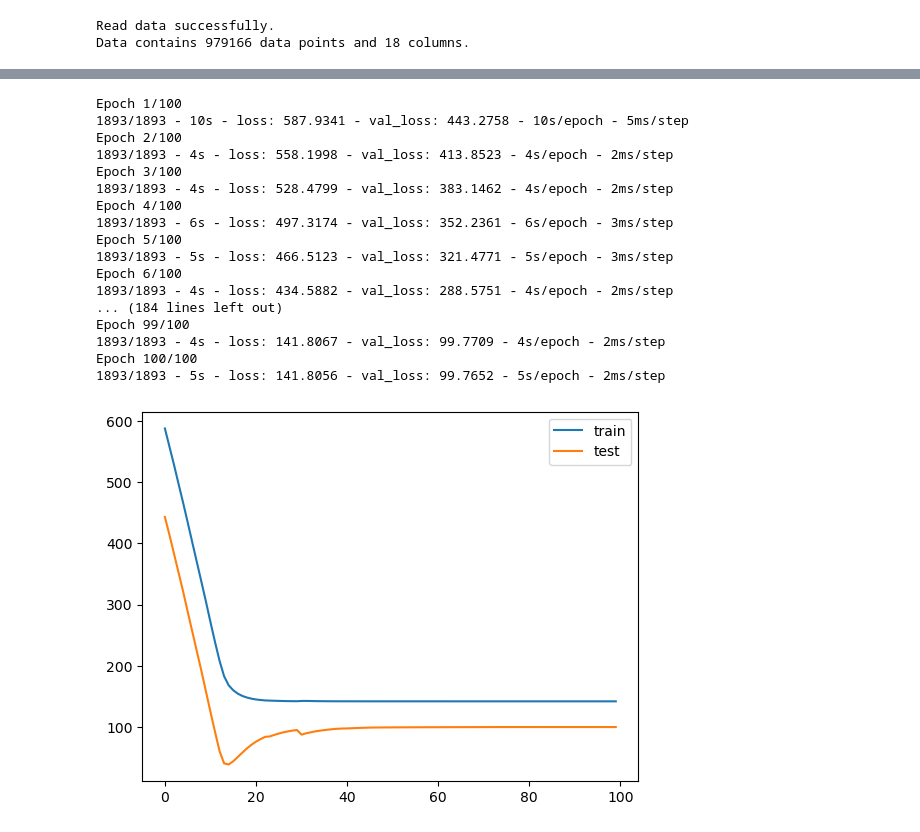
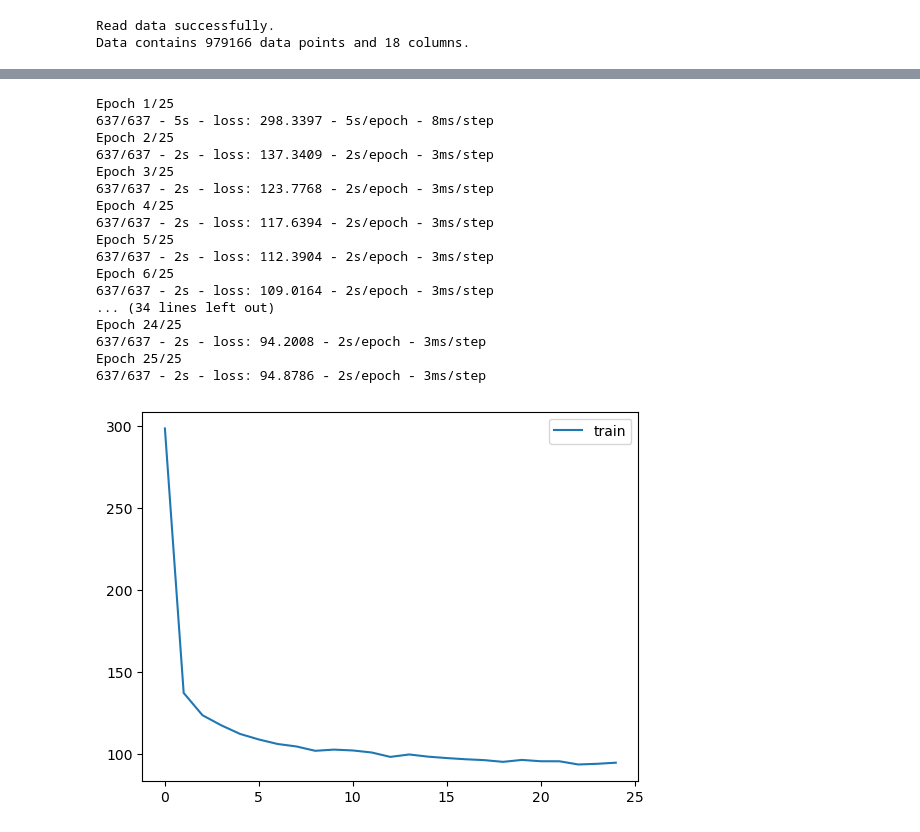
Before and after one commit to dan-vp/iot_co2_ampel_m, a Jupyter notebook: CO2_forecasting.ipynb, the cells around one changed output, grey strips where cells are left out. Saved outputs shown, nothing was run; the diff lists cells and outputs as text; code cells hidden in the pictures.

Commit message:
changes in forecast and dashboard

```diff
--- a/CO2_forecasting.ipynb
+++ b/CO2_forecasting.ipynb
@@ -10,6 +10,6 @@ df = de.create_df()
 Read data successfully.
 Data contains 979166 data points and 18 columns.
 # %%
-dp = DataPreprocessing()
+dp = DataPreprocessing(roll=True)
 
-df_preprocessed = dp.preprocess_df(df, rolling_window = "7d", sample_time = "1d")
+df_preprocessed = dp.preprocess_df(df, rolling_window = "3d", sample_time = "1d")
@@ -77,25 +103,5 @@ for i in range(0, n_out):
-# %%
-n_in=1
-n_out=1
-dropnan=True
-n_vars = df_test.shape[1]
-
-cols, names = list(), list()
- # input sequence (t-n, ... t-1)
-for i in range(n_in, 0, -1):
-    cols.append(df_test.shift(i))
-    names += [('var%d(t-%d)' % (j+1, i)) for j in range(n_vars)]
- # forecast sequence (t, t+1, ... t+n)
-for i in range(0, n_out):
-    cols.append(df_test[["CO2"]].shift(-i))
-    names += ["label"]
-    # if i == 0:
-    #     names += [('var%d(t)' % (j+1)) for j in range(n_vars)]
-    # else:
-    #     names += [('var%d(t+%d)' % (j+1, i)) for j in range(n_vars)]
-    # put it all together
-    test_reframed = pd.concat(cols, axis=1)
-    test_reframed.columns = names
-    # drop rows with NaN values
-    if dropnan:
-        test_reframed.dropna(inplace=True)
+# %%
+train_reframed = transform_data_for_forecasting(df_train, "CO2", 1, 1)
+test_reframed = transform_data_for_forecasting(df_test, "CO2", 1, 1)
+
+train_reframed
@@ -183,40 +195,45 @@ Epoch 10/10
 # %%
 from keras.models import Sequential
+from keras.layers import LSTM, Dense, GRU, Dropout, Bidirectional
 from keras.layers import Dense
 from keras.layers import LSTM
 from math import sqrt
 from numpy import concatenate
 from matplotlib import pyplot
 
 # design network
 model = Sequential()
 model.add(LSTM(50, input_shape=(train_X.shape[1], train_X.shape[2])))
+model.add(Dropout(0.3))
+model.add(Dense(50, activation = "relu"))
+model.add(Dropout(0.3))
+model.add(Dense(50, activation = "relu"))
 model.add(Dense(1))
 model.compile(loss='mae', optimizer='adam')
 # fit network
-history = model.fit(train_X, train_y, epochs=100, batch_size=3, validation_data=(test_X, test_y), verbose=2, shuffle=False)
+history = model.fit(train_X, train_y, epochs=25, batch_size=8, verbose=2, shuffle=False)
 # plot history
 pyplot.plot(history.history['loss'], label='train')
-pyplot.plot(history.history['val_loss'], label='test')
+# pyplot.plot(history.history['val_loss'], label='test')
 pyplot.legend()
 pyplot.show()
 # %% [output]
-Epoch 1/100
-1893/1893 - 10s - loss: 587.9341 - val_loss: 443.2758 - 10s/epoch - 5ms/step
-Epoch 2/100
-1893/1893 - 4s - loss: 558.1998 - val_loss: 413.8523 - 4s/epoch - 2ms/step
-Epoch 3/100
-1893/1893 - 4s - loss: 528.4799 - val_loss: 383.1462 - 4s/epoch - 2ms/step
-Epoch 4/100
-1893/1893 - 6s - loss: 497.3174 - val_loss: 352.2361 - 6s/epoch - 3ms/step
-Epoch 5/100
-1893/1893 - 5s - loss: 466.5123 - val_loss: 321.4771 - 5s/epoch - 3ms/step
-Epoch 6/100
-1893/1893 - 4s - loss: 434.5882 - val_loss: 288.5751 - 4s/epoch - 2ms/step
-... (184 lines left out)
-Epoch 99/100
-1893/1893 - 4s - loss: 141.8067 - val_loss: 99.7709 - 4s/epoch - 2ms/step
-Epoch 100/100
-1893/1893 - 5s - loss: 141.8056 - val_loss: 99.7652 - 5s/epoch - 2ms/step
+Epoch 1/25
+637/637 - 5s - loss: 298.3397 - 5s/epoch - 8ms/step
+Epoch 2/25
+637/637 - 2s - loss: 137.3409 - 2s/epoch - 3ms/step
+Epoch 3/25
+637/637 - 2s - loss: 123.7768 - 2s/epoch - 3ms/step
+Epoch 4/25
+637/637 - 2s - loss: 117.6394 - 2s/epoch - 3ms/step
+Epoch 5/25
+637/637 - 2s - loss: 112.3904 - 2s/epoch - 3ms/step
+Epoch 6/25
+637/637 - 2s - loss: 109.0164 - 2s/epoch - 3ms/step
+... (34 lines left out)
+Epoch 24/25
+637/637 - 2s - loss: 94.2008 - 2s/epoch - 3ms/step
+Epoch 25/25
+637/637 - 2s - loss: 94.8786 - 2s/epoch - 3ms/step
-[figure, old version]
+[figure, new version]
 # %%
```
Also changed, not shown: parts of 19 cells of this notebook, 9 other files.
